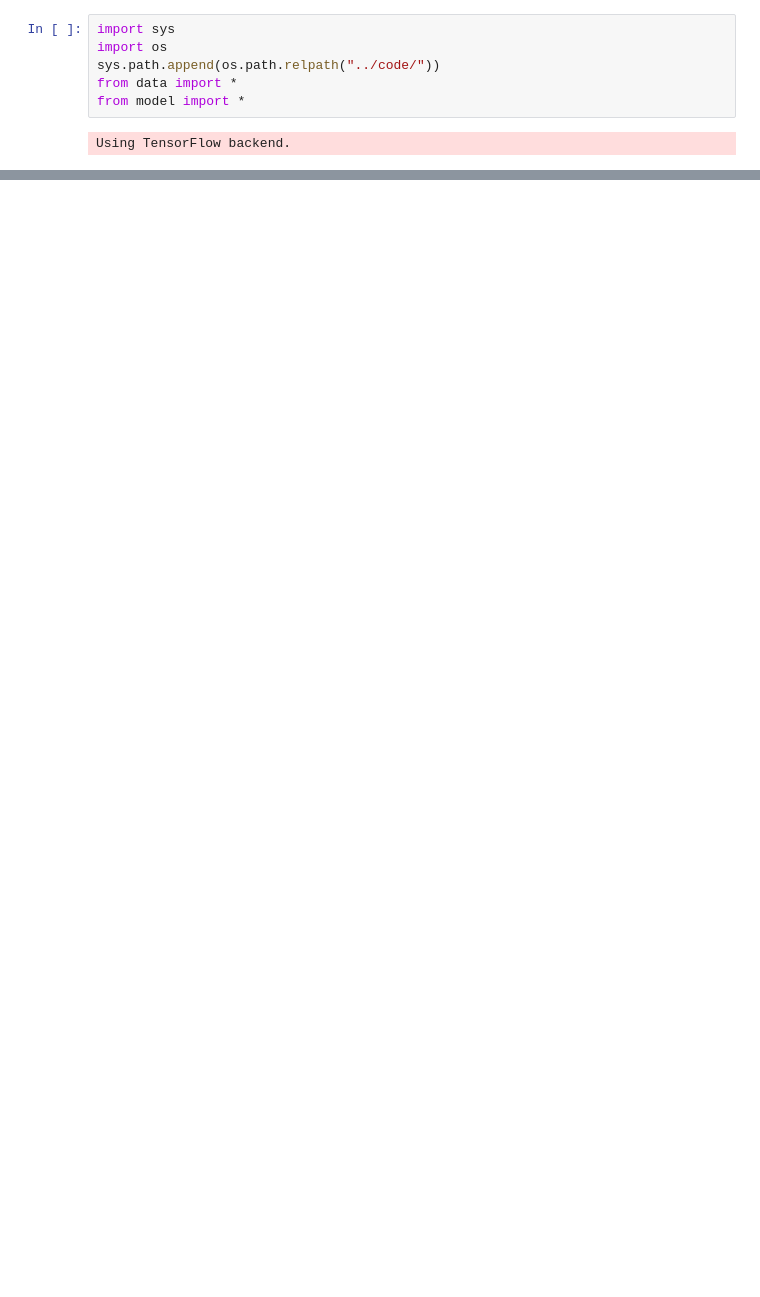
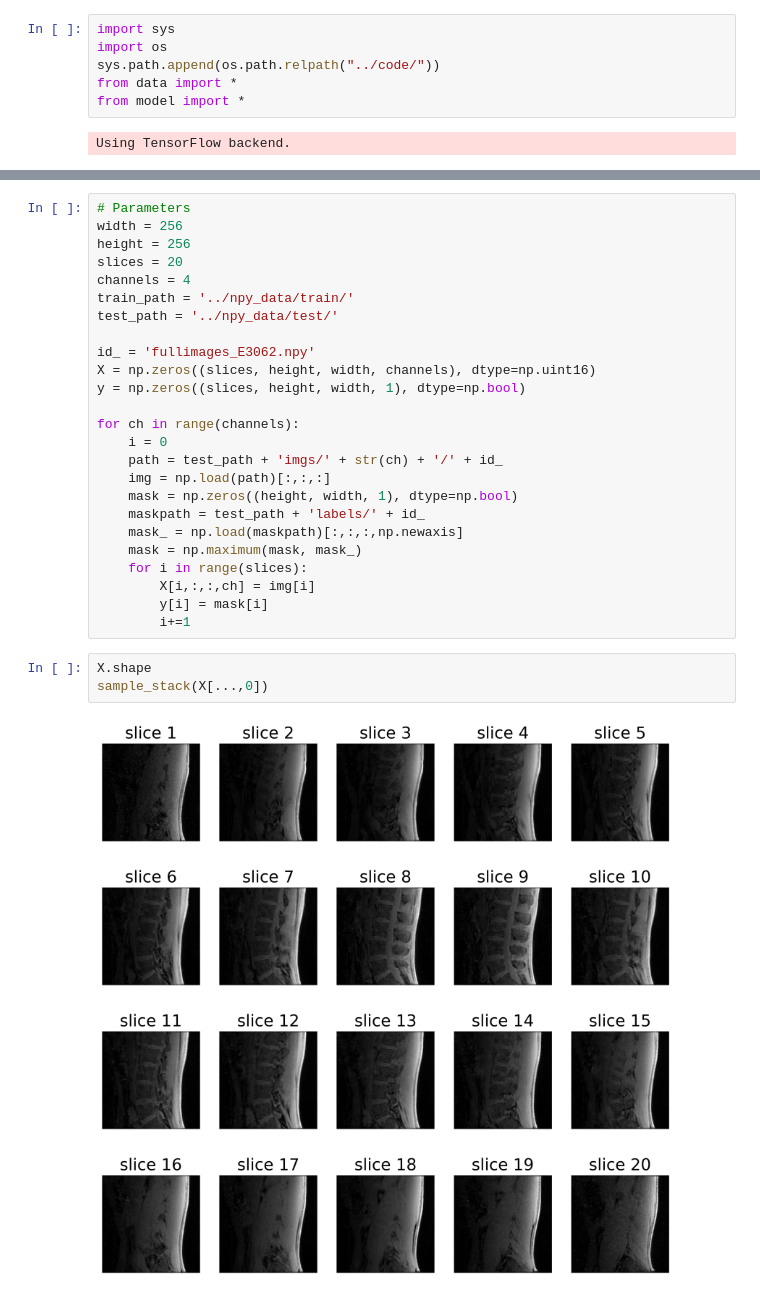
Before and after one commit to zhoji/verteseg, a Jupyter notebook: notebooks/AF_Code.ipynb, the cells around one changed output, grey strips where cells are left out. Cells and saved outputs as stored; diff of their text form; blank space fills up the shorter version.

```diff
--- a/notebooks/AF_Code.ipynb
+++ b/notebooks/AF_Code.ipynb
@@ -31,0 +59,30 @@ else:
+# %%
+# Parameters
+width = 256
+height = 256
+slices = 20
+channels = 4
+train_path = '../npy_data/train/'
+test_path = '../npy_data/test/'
+
+id_ = 'fullimages_E3062.npy'
+X = np.zeros((slices, height, width, channels), dtype=np.uint16)
+y = np.zeros((slices, height, width, 1), dtype=np.bool)
+
+for ch in range(channels):
+    i = 0
+    path = test_path + 'imgs/' + str(ch) + '/' + id_
+    img = np.load(path)[:,:,:]
+    mask = np.zeros((height, width, 1), dtype=np.bool)
+    maskpath = test_path + 'labels/' + id_
+    mask_ = np.load(maskpath)[:,:,:,np.newaxis]
+    mask = np.maximum(mask, mask_)
+    for i in range(slices):
+        X[i,:,:,ch] = img[i]
+        y[i] = mask[i]
+        i+=1
+# %%
+X.shape
+sample_stack(X[...,0])
+# %% [output]
+[figure, added]
```
Also changed, not shown: parts of 4 cells of this notebook.
